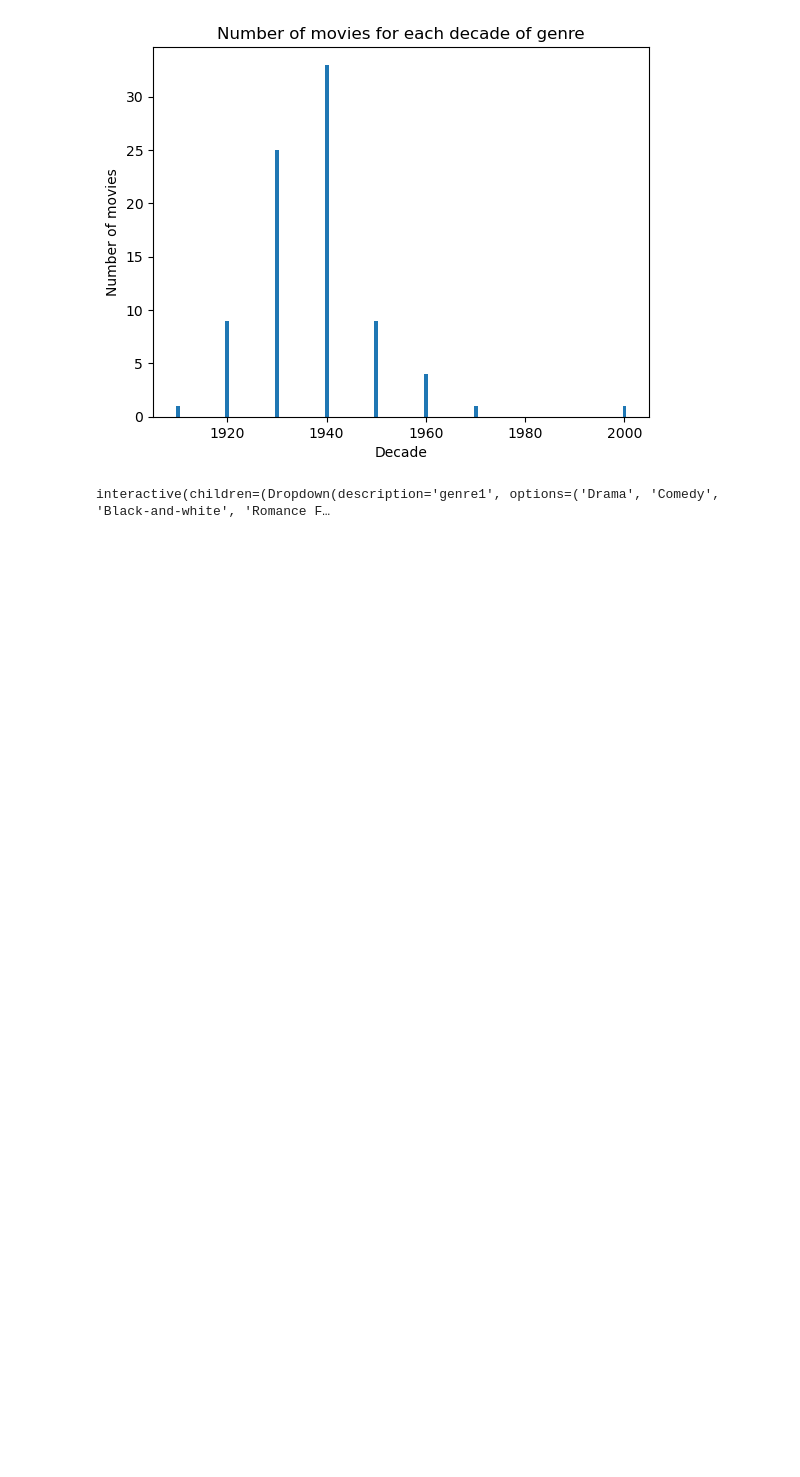
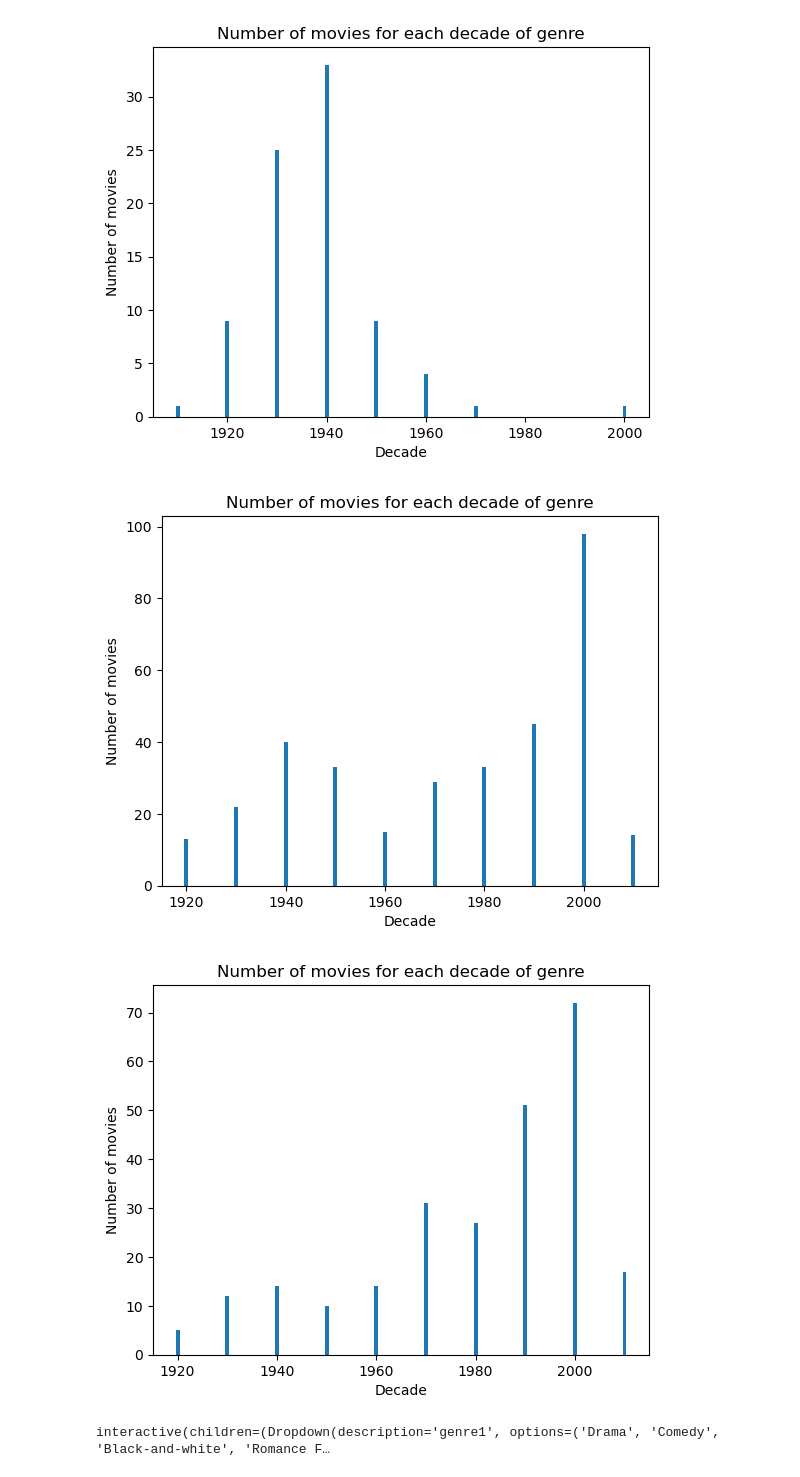
Before and after one commit to epfl-ada/ada-2023-project-zalix, a Jupyter notebook: rxy.ipynb, the cells around one changed output. Drawn from its saved outputs; the diff is of its cells as text; code cells hidden in the pictures; blank space fills up the shorter version.

```diff
--- a/rxy.ipynb
+++ b/rxy.ipynb
@@ -233,6 +252,12 @@ plot_genre_combination_decade('Romance Film', 'Black-and-white')
 # %% [output]
 [figure]
 [figure]
+# %%
+plot_genre_combination_decade('Drama', 'Romance Film')
+plot_genre_combination_decade('Drama', 'Comedy')
+# %% [output]
+[figure, added]
+[figure, added]
 # %%
 # now lets focus on the years after 2000
 # create a new dataframe with only the movies after 2000
```
Also changed, not shown: parts of 8 cells of this notebook.
